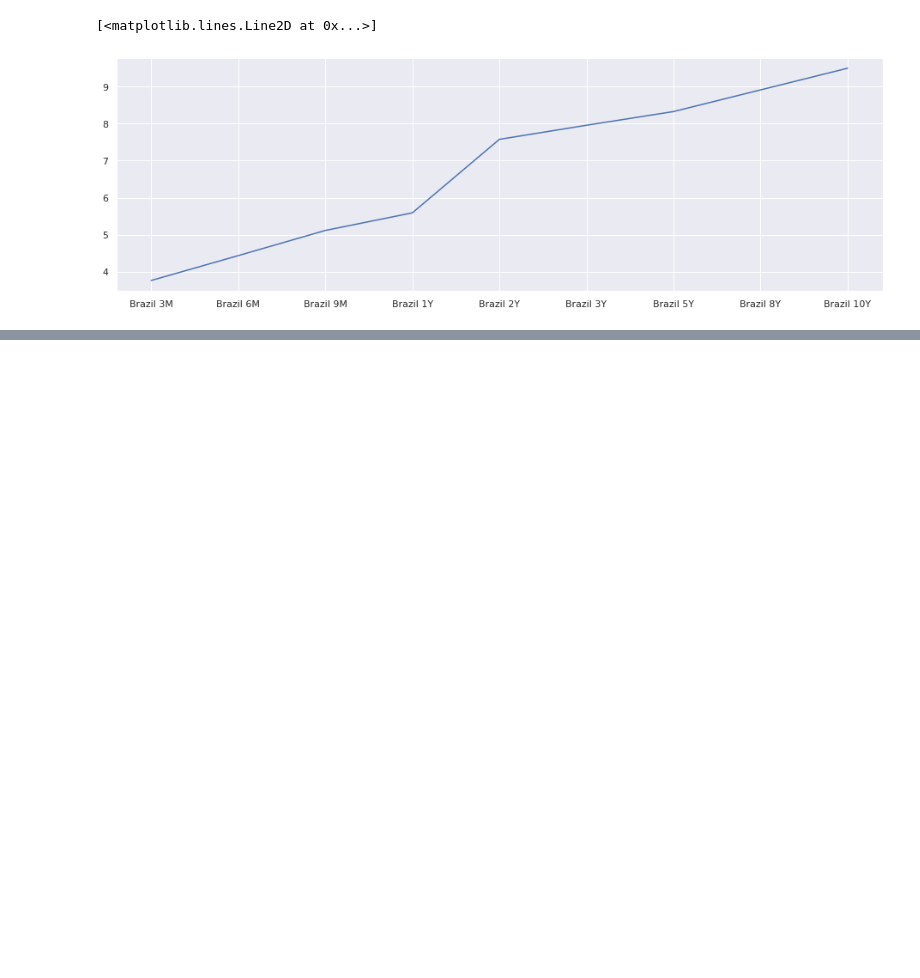
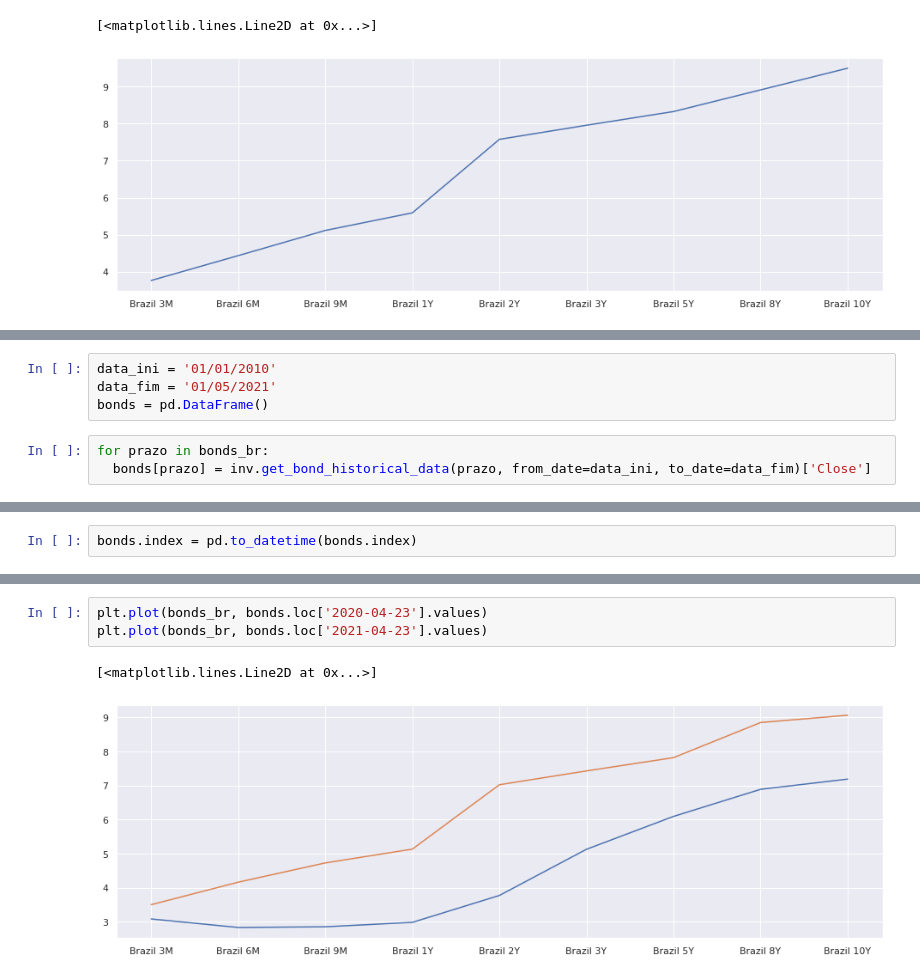
Before and after one commit to rcarasek/Python-for-Investment, a Jupyter notebook: CURVA_DE_JUROS.ipynb, the cells around one changed output, grey strips where cells are left out. Cells and saved outputs as stored; diff of their text form; blank space fills up the shorter version.

```diff
--- a/CURVA_DE_JUROS.ipynb
+++ b/CURVA_DE_JUROS.ipynb
@@ -72,0 +104,7 @@ plt.plot(bonds_br, bonds_overview['last_close'])
+# %%
+data_ini = '01/01/2010'
+data_fim = '01/05/2021'
+bonds = pd.DataFrame()
+# %%
+for prazo in bonds_br:
+  bonds[prazo] = inv.get_bond_historical_data(prazo, from_date=data_ini, to_date=data_fim)['Close']
@@ -72,0 +128,2 @@ plt.plot(bonds_br, bonds_overview['last_close'])
+# %%
+bonds.index = pd.to_datetime(bonds.index)
@@ -72,0 +158,6 @@ plt.plot(bonds_br, bonds_overview['last_close'])
+# %%
+plt.plot(bonds_br, bonds.loc['2020-04-23'].values)
+plt.plot(bonds_br, bonds.loc['2021-04-23'].values)
+# %% [output]
+[<matplotlib.lines.Line2D at 0x...>]
+[figure, added]
```
Also changed, not shown: parts of 9 cells of this notebook.
